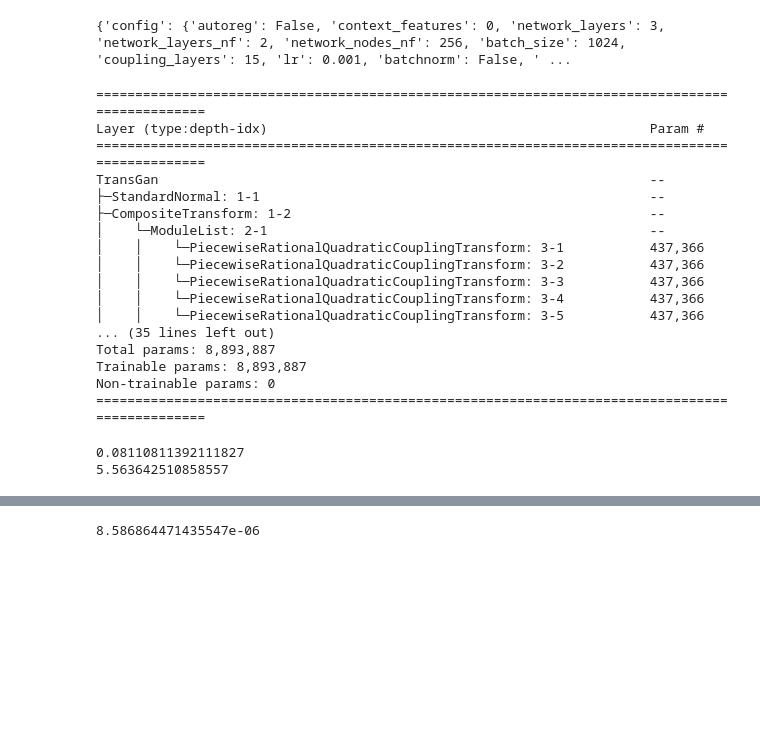
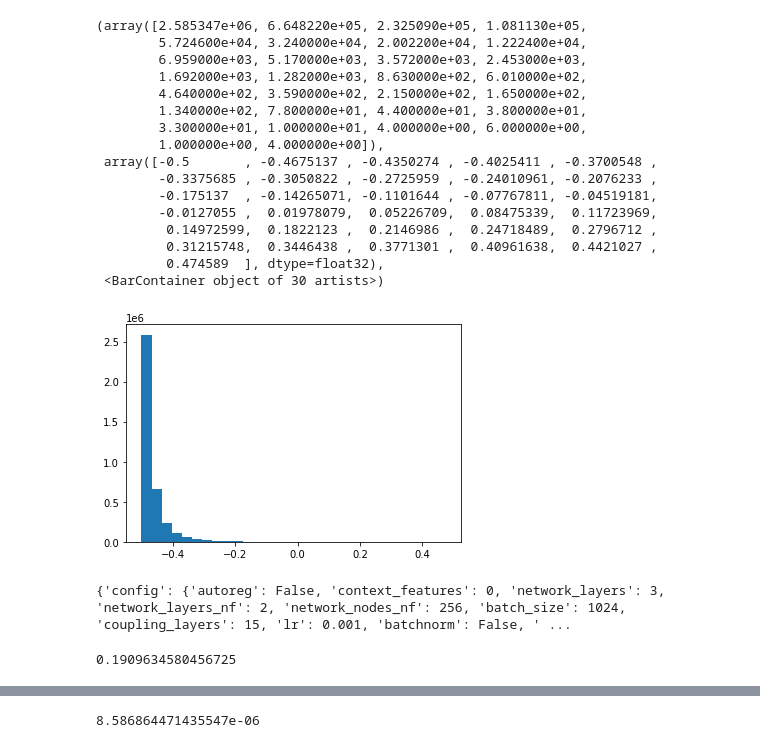
Before and after one commit to kaechb/LitJetNet, a Jupyter notebook: LitNF/plots-trafo-Neurips.ipynb, the cells around one changed output, grey strips where cells are left out. Drawn from its saved outputs; the diff is of its cells as text; code cells hidden in the pictures; blank space fills up the shorter version.

```diff
--- a/LitNF/plots-trafo-Neurips.ipynb
+++ b/LitNF/plots-trafo-Neurips.ipynb
@@ -476,0 +474,21 @@ good boy
+# %%
+import matplotlib.pyplot as plt
+plt.hist(df.data.reshape(-1,4).numpy()[:,2],bins=30)
+# %% [output]
+(array([2.585347e+06, 6.648220e+05, 2.325090e+05, 1.081130e+05,
+        5.724600e+04, 3.240000e+04, 2.002200e+04, 1.222400e+04,
+        6.959000e+03, 5.170000e+03, 3.572000e+03, 2.453000e+03,
+        1.692000e+03, 1.282000e+03, 8.630000e+02, 6.010000e+02,
+        4.640000e+02, 3.590000e+02, 2.150000e+02, 1.650000e+02,
+        1.340000e+02, 7.800000e+01, 4.400000e+01, 3.800000e+01,
+        3.300000e+01, 1.000000e+01, 4.000000e+00, 6.000000e+00,
+        1.000000e+00, 4.000000e+00]),
+ array([-0.5       , -0.4675137 , -0.4350274 , -0.4025411 , -0.3700548 ,
+        -0.3375685 , -0.3050822 , -0.2725959 , -0.24010961, -0.2076233 ,
+        -0.175137  , -0.14265071, -0.1101644 , -0.07767811, -0.04519181,
+        -0.0127055 ,  0.01978079,  0.05226709,  0.08475339,  0.11723969,
+         0.14972599,  0.1822123 ,  0.2146986 ,  0.24718489,  0.2796712 ,
+         0.31215748,  0.3446438 ,  0.3771301 ,  0.40961638,  0.4421027 ,
+         0.474589  ], dtype=float32),
+ <BarContainer object of 30 artists>)
+[figure, added]
@@ -488,38 +511,17 @@ data_module.setup("train")
 model = TransGan(config,data_module.num_batches)
 # %% [output]
 {'config': {'autoreg': False, 'context_features': 0, 'network_layers': 3, 'network_layers_nf': 2, 'network_nodes_nf': 256, 'batch_size': 1024, 'coupling_layers': 15, 'lr': 0.001, 'batchnorm': False, ' ...
-# %%
-from torchinfo import summary
-
-model = model
-batch_size = 16
-summary(model,depth=3)
-# %% [output]
-===============================================================================================
-Layer (type:depth-idx)                                                 Param #
-===============================================================================================
-TransGan                                                               --
-├─StandardNormal: 1-1                                                  --
-├─CompositeTransform: 1-2                                              --
-│    └─ModuleList: 2-1                                                 --
-│    │    └─PiecewiseRationalQuadraticCouplingTransform: 3-1           437,366
-│    │    └─PiecewiseRationalQuadraticCouplingTransform: 3-2           437,366
-│    │    └─PiecewiseRationalQuadraticCouplingTransform: 3-3           437,366
-│    │    └─PiecewiseRationalQuadraticCouplingTransform: 3-4           437,366
-│    │    └─PiecewiseRationalQuadraticCouplingTransform: 3-5           437,366
-... (35 lines left out)
-Total params: 8,893,887
-Trainable params: 8,893,887
-Non-trainable params: 0
-===============================================================================================
 # %%
 
 best_model="/beegfs/desy/user/kaechben/Transflow_best/epoch=1749-val_fpnd=0.08-val_w1m=0.0008.ckpt"
+best_model="/beegfs/desy/user/kaechben/Transflow_best/epoch=2399-val_fpnd=0.16-val_w1m=0.0007.ckpt"
 batch=data_module.test_set
+mask = batch[:, 90:].cpu().bool()
+batch = batch[:, :90].cpu()
+
 model=model.load_from_checkpoint(best_model)
 model.load_datamodule(data_module)
-mask = batch[:50000, 90:].cpu().bool()
-batch = batch[:50000, :90].cpu()
+
 mask_test = model.sample_n(mask).bool()
 # mask_test=mask
 
@@ -534,6 +536,8 @@ model.gen_net = model.gen_net.cpu()
 with torch.no_grad():
 #for some wierd reason its better with mask==None???
     gen, true, z, fake_scaled, true_scaled, z_scaled = model.sampleandscale(batch, mask=mask_test,scale=True)
+    fake_scaled=fake_scaled*(~mask_test).reshape(-1,30,1)
+    true_scaled=true_scaled*mask.reshape(-1,30,1)
     if model.config["mass"]:
         m_t = mass(batch.reshape(len(batch), model.n_part * model.n_dim), model.config["canonical"])
         m_f = mass(gen.reshape(len(batch), model.n_part * model.n_dim), model.config["canonical"])
@@ -557,17 +561,5 @@ with torch.no_grad():
     w1m_ = w1m(fake_scaled.reshape(len(batch), model.n_part, model.n_dim), true_scaled.reshape(len(batch), model.n_part, model.n_dim))
     w1p_ = w1p(fake_scaled.reshape(len(batch), model.n_part, model.n_dim), true_scaled.reshape(len(batch), model.n_part, model.n_dim))
     w1efp_ = w1efp(fake_scaled.reshape(len(batch), model.n_part, model.n_dim), true_scaled.reshape(len(batch), model.n_part, model.n_dim))
-
-
-    covz, mmdz = cov_mmd(z_scaled.reshape(-1, model.n_part, model.n_dim), true_scaled.reshape(-1, model.n_part, model.n_dim), use_tqdm=False)
-    try:
-        fpndvz = fpnd(z_scaled.reshape(-1, model.n_part, model.n_dim).numpy(), use_tqdm=False, jet_type=model.config["parton"])
-        print(fpndvz)
-    except:
-        fpndv = 1000
-    w1m_z = w1m(z_scaled.reshape(len(batch), model.n_part, model.n_dim), true_scaled.reshape(len(batch), model.n_part, model.n_dim))
-    w1p_z = w1p(z_scaled.reshape(len(batch), model.n_part, model.n_dim), true_scaled.reshape(len(batch), model.n_part, model.n_dim))
-    w1efp_z = w1efp(z_scaled.reshape(len(batch), model.n_part, model.n_dim), true_scaled.reshape(len(batch), model.n_part, model.n_dim))
 # %% [output]
-0.08110811392111827
-5.563642510858557
+0.1909634580456725
```
Also changed, not shown: parts of 11 cells of this notebook, 4 other files.
